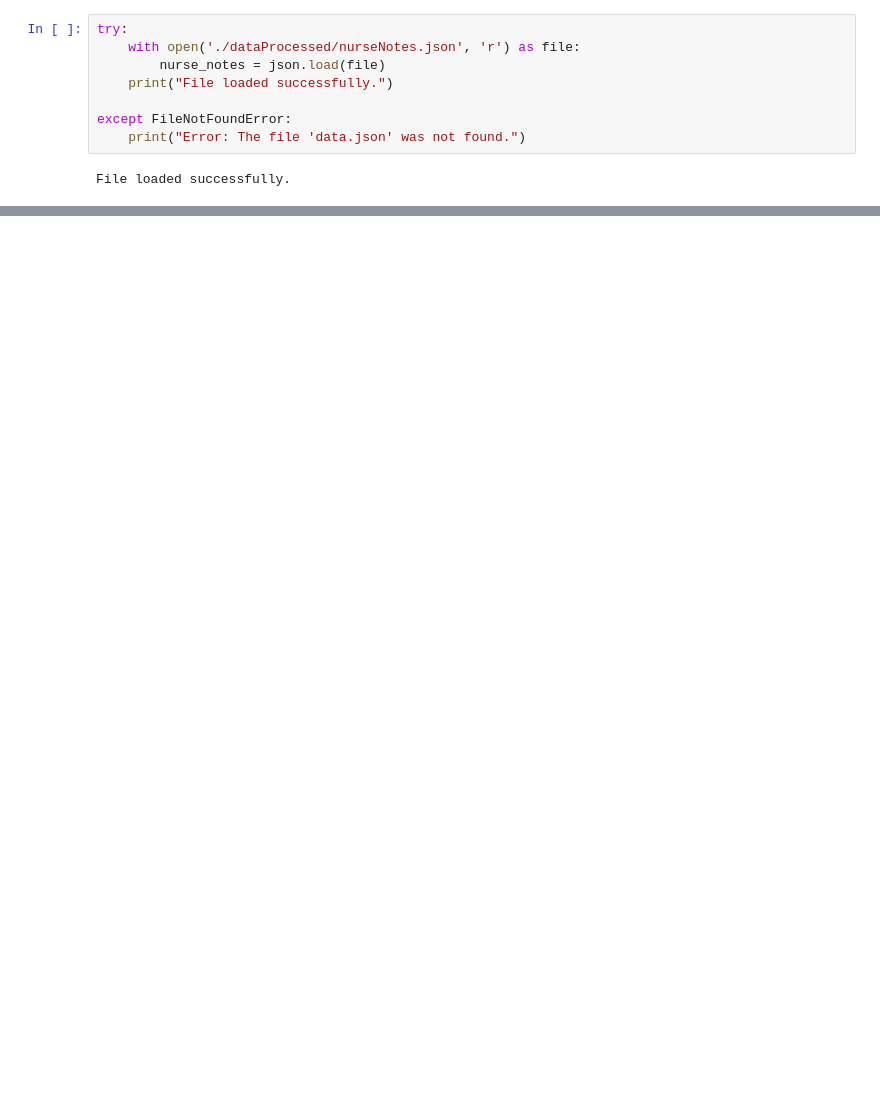
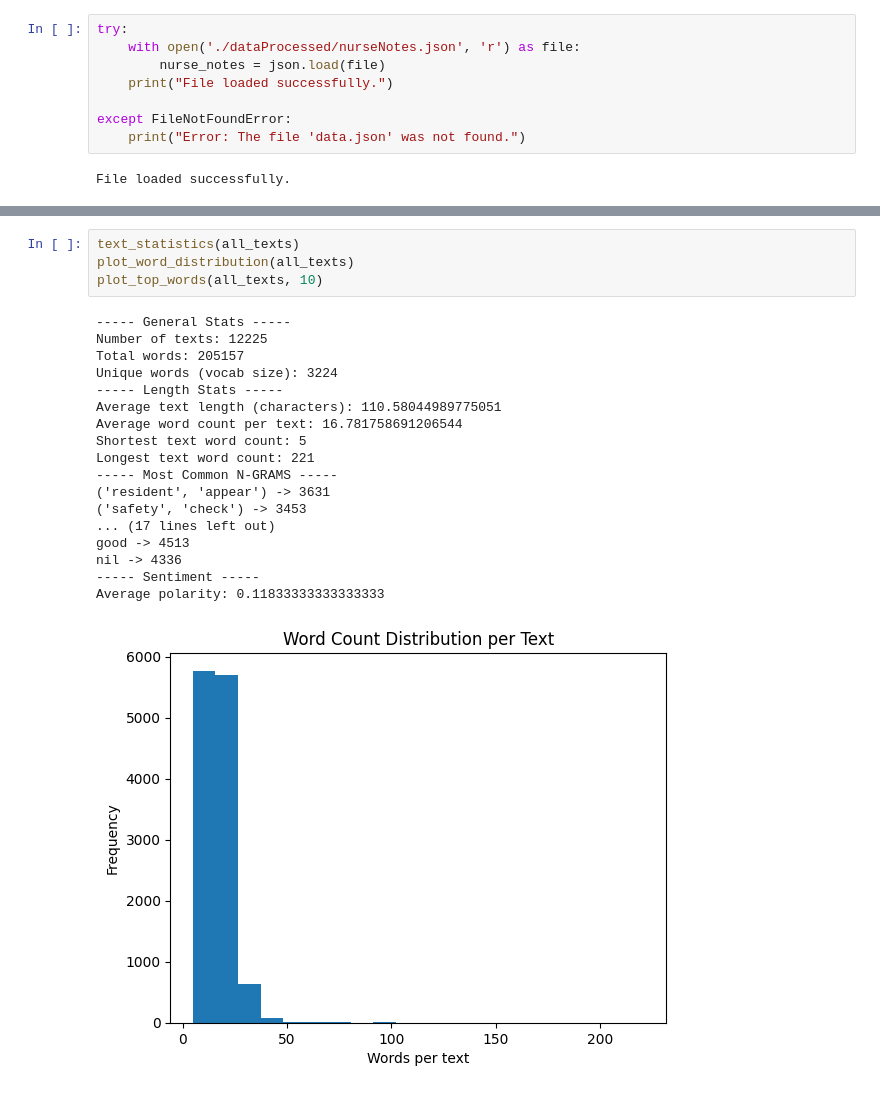
Before and after one commit to isabel-ronan/zeroShotSimilarity, a Jupyter notebook: analysis.ipynb, the cells around one changed output, grey strips where cells are left out. Saved outputs shown, nothing was run; the diff lists cells and outputs as text; blank space fills up the shorter version.

```diff
--- a/analysis.ipynb
+++ b/analysis.ipynb
@@ -143,0 +183,23 @@ plot_top_words(nurse_notes['P1'], 10)
+# %%
+text_statistics(all_texts)
+plot_word_distribution(all_texts)
+plot_top_words(all_texts, 10)
+# %% [output]
+----- General Stats -----
+Number of texts: 12225
+Total words: 205157
+Unique words (vocab size): 3224
+----- Length Stats -----
+Average text length (characters): 110.58044989775051
+Average word count per text: 16.781758691206544
+Shortest text word count: 5
+Longest text word count: 221
+----- Most Common N-GRAMS -----
+('resident', 'appear') -> 3631
+('safety', 'check') -> 3453
+... (17 lines left out)
+good -> 4513
+nil -> 4336
+----- Sentiment -----
+Average polarity: 0.11833333333333333
+[figure, added]
```
Also changed, not shown: parts of 11 cells of this notebook, 3 other files.
